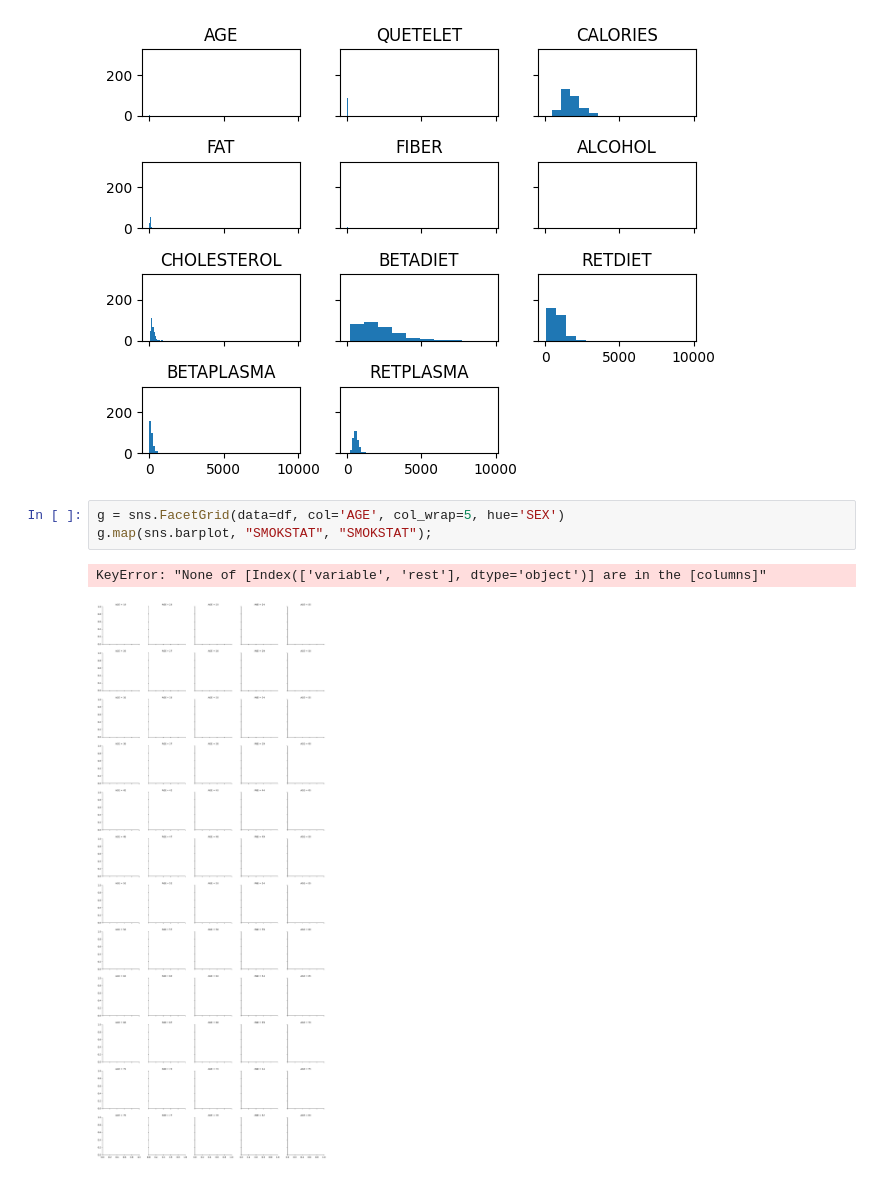
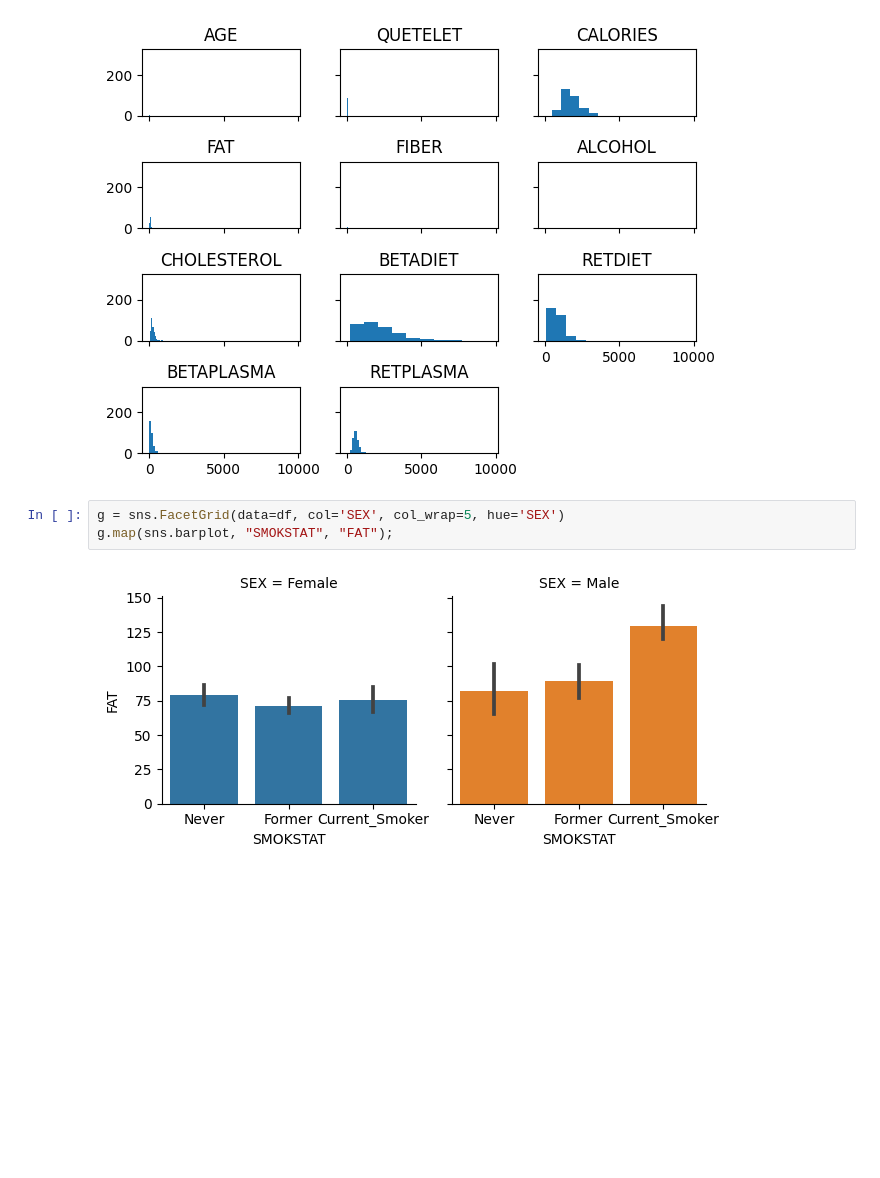
Before and after one commit to RomanD83/pbc, a Jupyter notebook: Determinants.ipynb, the cells around one changed output. Cells and saved outputs as stored; diff of their text form; blank space fills up the shorter version.

```diff
--- a/Determinants.ipynb
+++ b/Determinants.ipynb
@@ -125,8 +133,7 @@ plt.tight_layout()
 # %% [output]
 [figure]
 # %%
-g = sns.FacetGrid(data=df, col='AGE', col_wrap=5, hue='SEX')
-g.map(sns.barplot, "SMOKSTAT", "SMOKSTAT");
+g = sns.FacetGrid(data=df, col='SEX', col_wrap=5, hue='SEX')
+g.map(sns.barplot, "SMOKSTAT", "FAT");
 # %% [output]
-KeyError: "None of [Index(['variable', 'rest'], dtype='object')] are in the [columns]"
-[figure, old version]
+[figure, new version]
```
Also changed, not shown: parts of 2 cells of this notebook, 1 other file.
